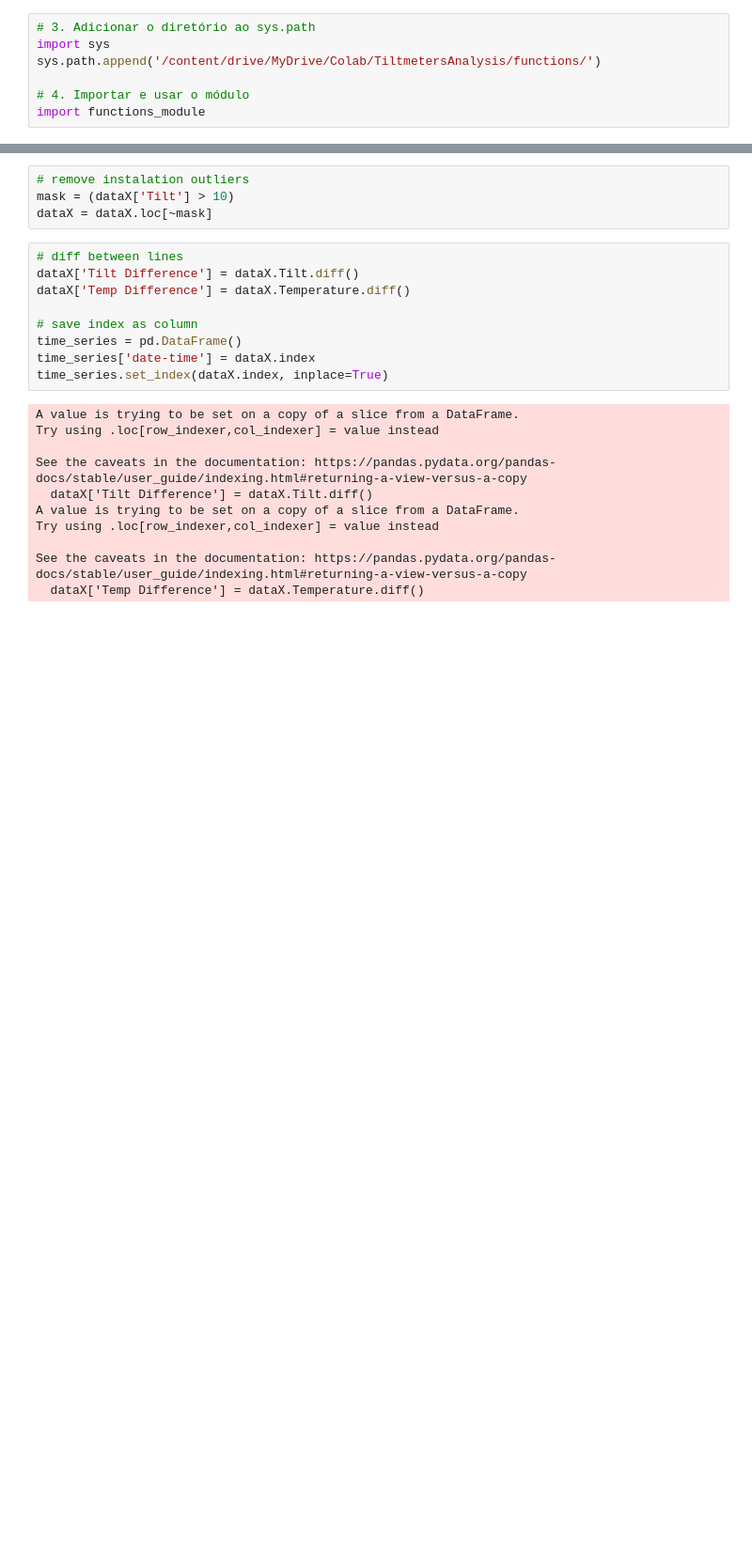
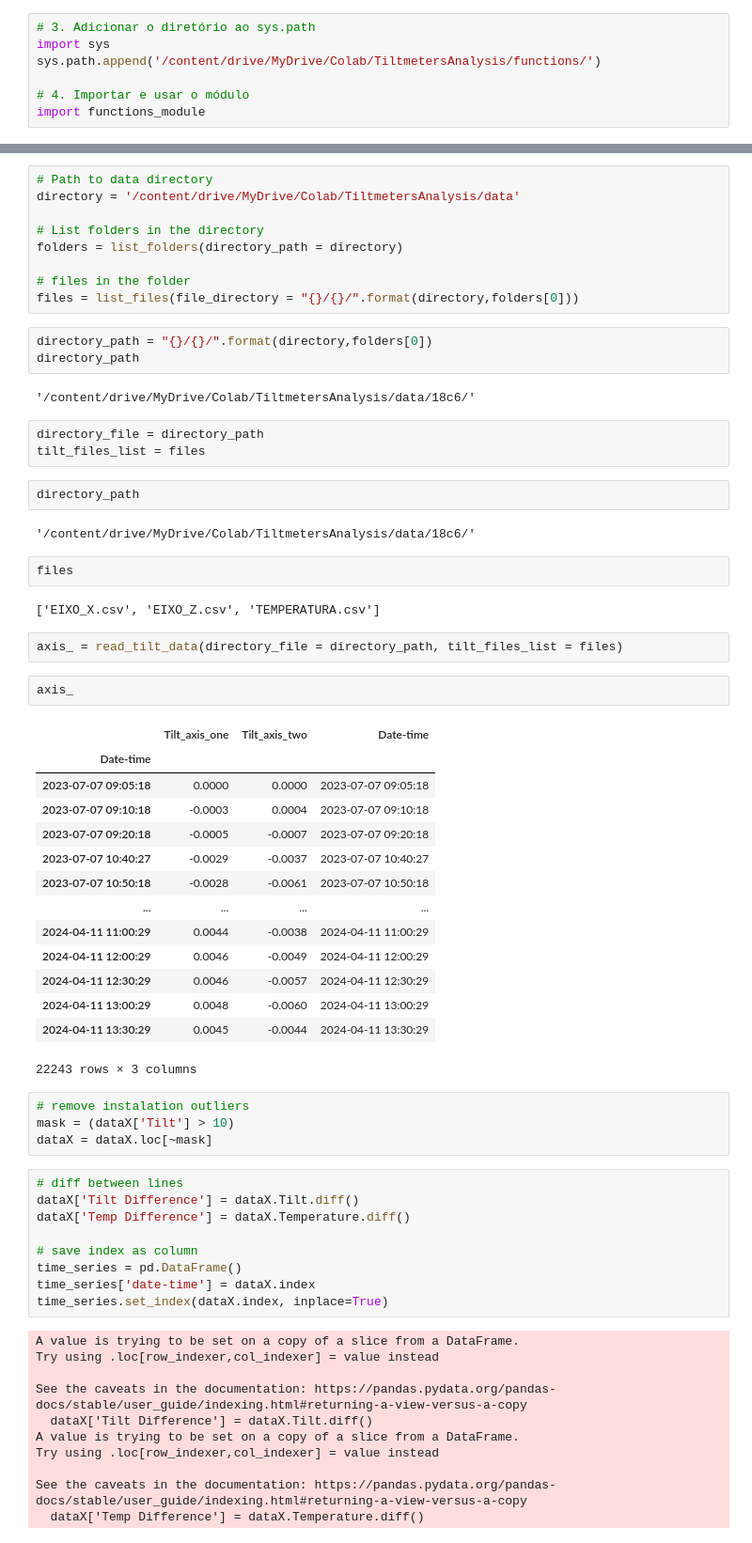
Before and after one commit to capozzolicaluan/TiltmeterAnalysis, a Jupyter notebook: Tiltimeter.ipynb, the cells around one changed output, grey strips where cells are left out. Shown at 94% size. Cells and saved outputs as stored; diff of their text form; blank space fills up the shorter version.

```diff
--- a/Tiltimeter.ipynb
+++ b/Tiltimeter.ipynb
@@ -44,3 +74,47 @@ dataX.index.names = ['Time']
+# %%
+# Path to data directory
+directory = '/content/drive/MyDrive/Colab/TiltmetersAnalysis/data'
+
+# List folders in the directory
+folders = list_folders(directory_path = directory)
+
+# files in the folder
+files = list_files(file_directory = "{}/{}/".format(directory,folders[0]))
+# %%
+directory_path = "{}/{}/".format(directory,folders[0])
+directory_path
+# %% [output]
+'/content/drive/MyDrive/Colab/TiltmetersAnalysis/data/18c6/'
+# %%
+directory_file = directory_path
+tilt_files_list = files
+# %%
+directory_path
+# %% [output]
+'/content/drive/MyDrive/Colab/TiltmetersAnalysis/data/18c6/'
+# %%
+files
+# %% [output]
+['EIXO_X.csv', 'EIXO_Z.csv', 'TEMPERATURA.csv']
+# %%
+axis_ = read_tilt_data(directory_file = directory_path, tilt_files_list = files)
+# %%
+axis_
+# %% [output]
+|  | Tilt_axis_one | Tilt_axis_two | Date-time |
+| Date-time |  |  |  |
+| 2023-07-07 09:05:18 | 0.0000 | 0.0000 | 2023-07-07 09:05:18 |
+| 2023-07-07 09:10:18 | -0.0003 | 0.0004 | 2023-07-07 09:10:18 |
+| 2023-07-07 09:20:18 | -0.0005 | -0.0007 | 2023-07-07 09:20:18 |
+| 2023-07-07 10:40:27 | -0.0029 | -0.0037 | 2023-07-07 10:40:27 |
+| 2023-07-07 10:50:18 | -0.0028 | -0.0061 | 2023-07-07 10:50:18 |
+| ... | ... | ... | ... |
+| 2024-04-11 11:00:29 | 0.0044 | -0.0038 | 2024-04-11 11:00:29 |
+| 2024-04-11 12:00:29 | 0.0046 | -0.0049 | 2024-04-11 12:00:29 |
+| 2024-04-11 12:30:29 | 0.0046 | -0.0057 | 2024-04-11 12:30:29 |
+| 2024-04-11 13:00:29 | 0.0048 | -0.0060 | 2024-04-11 13:00:29 |
+| 2024-04-11 13:30:29 | 0.0045 | -0.0044 | 2024-04-11 13:30:29 |
+22243 rows × 3 columns
 # %%
 # remove instalation outliers
 mask = (dataX['Tilt'] > 10)
```
Also changed, not shown: parts of 4 cells of this notebook.
